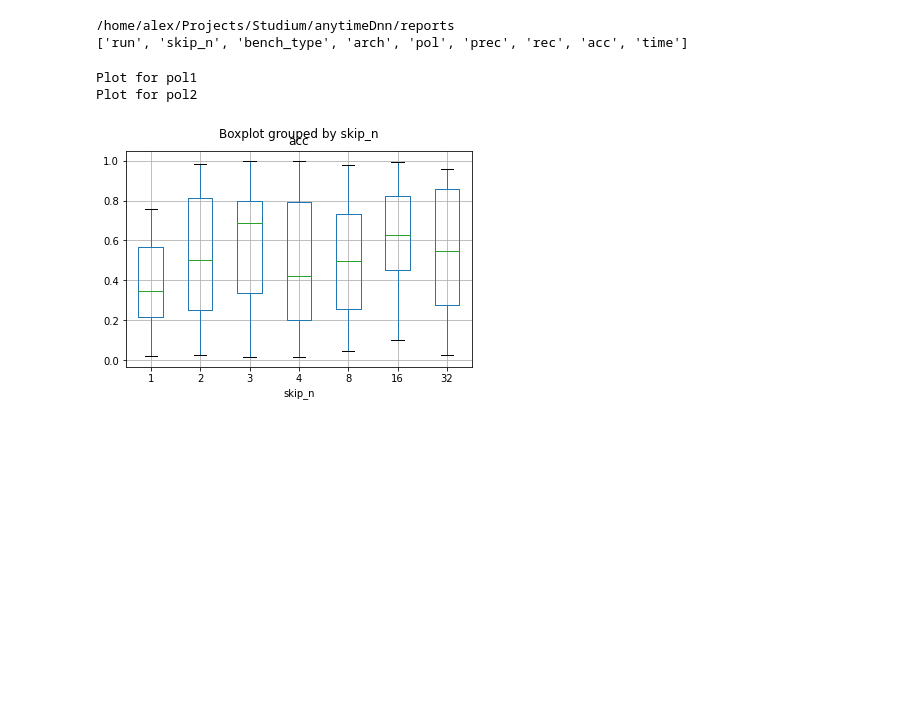
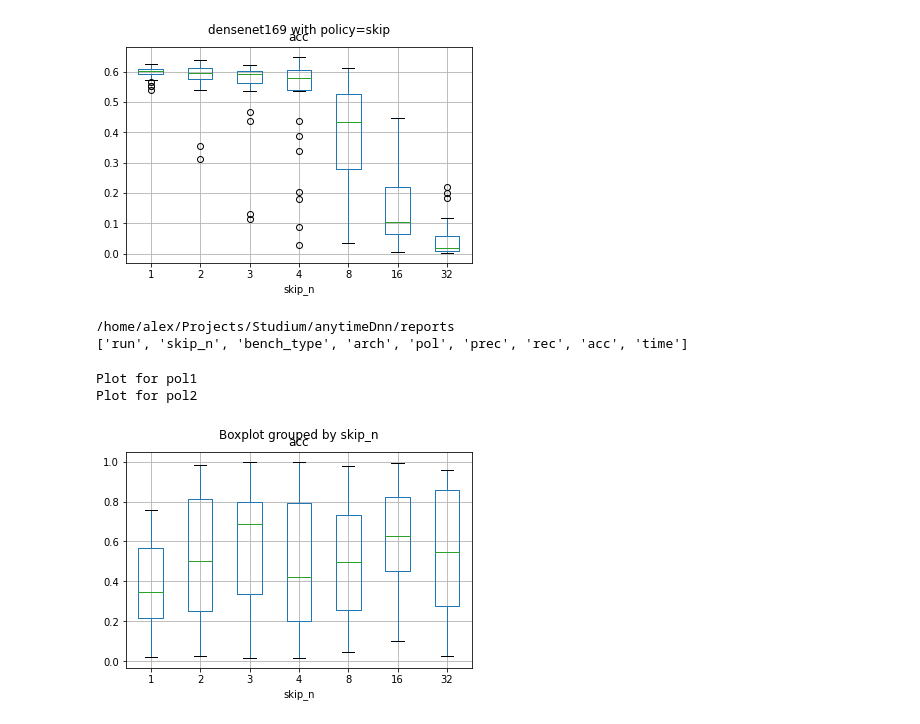
Before and after one commit to a-luengen/anytimeDnn, a Jupyter notebook: reports/benchmark_data_test.ipynb, the cells around one changed output. Drawn from its saved outputs; the diff is of its cells as text; code cells hidden in the pictures; blank space fills up the shorter version.

```diff
--- a/reports/benchmark_data_test.ipynb
+++ b/reports/benchmark_data_test.ipynb
@@ -12,3 +127,8 @@ runs = 10
+# %%
+# skip random n layers
+printBoxPlotForArchAndPol(q_df, 'densenet169', 'skip')
+# %% [output]
+[figure, added]
 # %%
 def executeQualityBench(arch_name, loader):
     prec = random.random()
```
Also changed, not shown: parts of 6 cells of this notebook.
